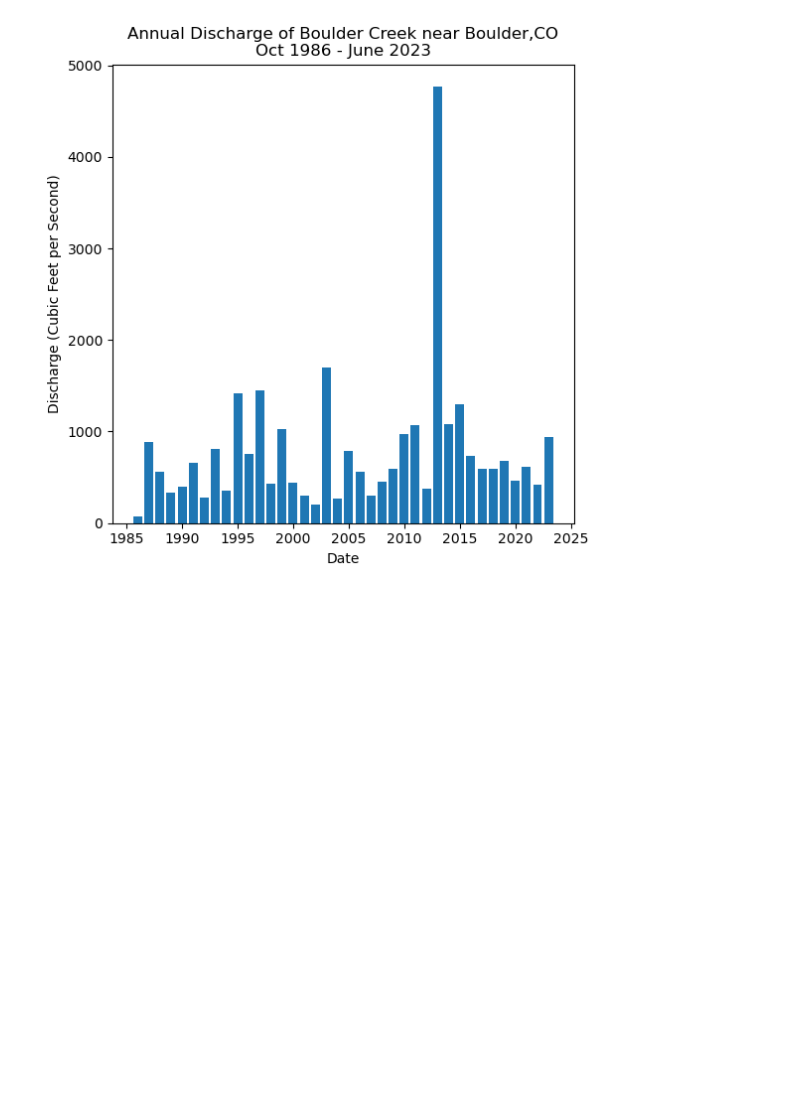
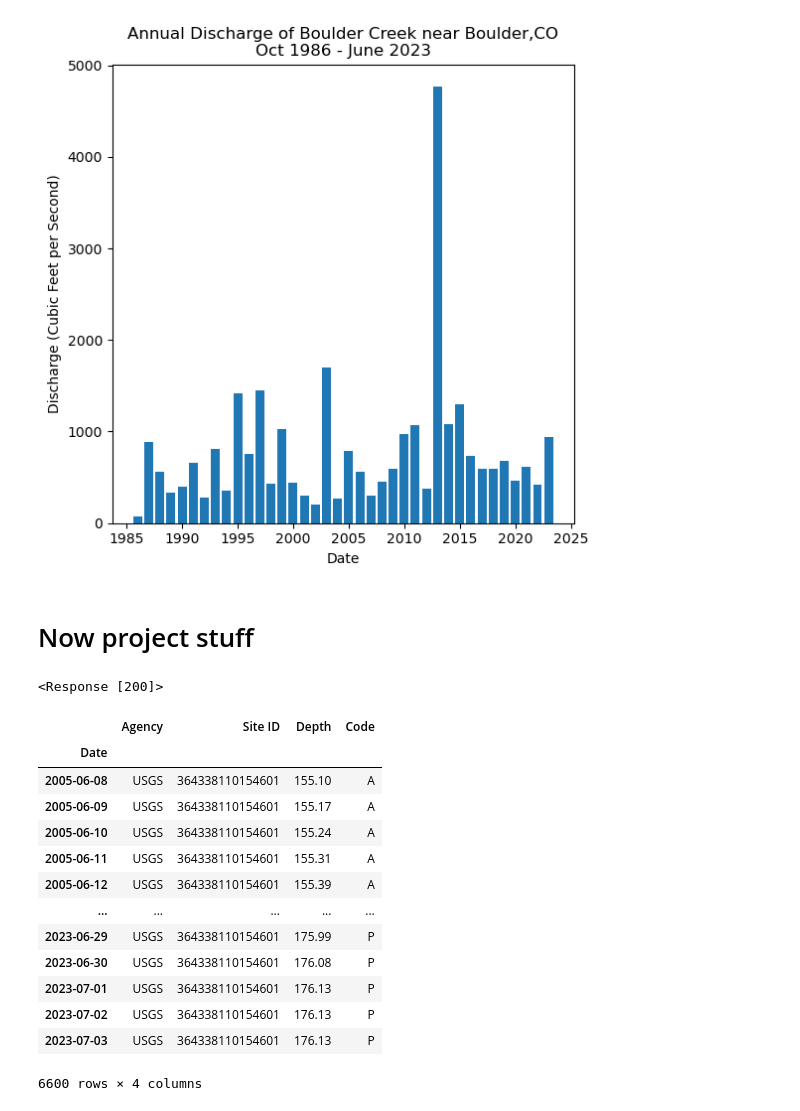
Before and after one commit to ScottNSheldon/time-series-data-ScottNSheldon, a Jupyter notebook: stars-02-time-series.ipynb, the cells around one changed output. Drawn from its saved outputs; the diff is of its cells as text; code cells hidden in the pictures; blank space fills up the shorter version.

```diff
--- a/stars-02-time-series.ipynb
+++ b/stars-02-time-series.ipynb
@@ -952,3 +952,5 @@ ax.set(xlabel="Date",
 plt.show()
 # %% [output]
 [figure]
+# %% [markdown]
+# Now project stuff
@@ -954,0 +968,39 @@ plt.show()
+# %%
+#URL
+kayenta_url = ('https://waterdata.usgs.gov/nwis/dv?cb_72019=on&format='
+               'rdb&site_no=364338110154601&legacy=&referred_module=sw&'
+               'period=&begin_date=2005-06-08&end_date=2023-07-03')
+
+#Download data with HTTP Request
+kayenta_data = requests.get(kayenta_url)
+
+kayenta_data
+# %% [output]
+<Response [200]>
+# %%
+kayenta_depth = pd.read_csv(
+    BytesIO(kayenta_data.content),
+    comment='#',
+    delimiter='\t',
+    skiprows=[29,30],
+    names=["Agency","Site ID","Date", "Depth","Code"],
+    index_col='Date',
+    parse_dates=True,
+)
+
+kayenta_depth
+# %% [output]
+|  | Agency | Site ID | Depth | Code |
+| Date |  |  |  |  |
+| 2005-06-08 | USGS | 364338110154601 | 155.10 | A |
+| 2005-06-09 | USGS | 364338110154601 | 155.17 | A |
+| 2005-06-10 | USGS | 364338110154601 | 155.24 | A |
+| 2005-06-11 | USGS | 364338110154601 | 155.31 | A |
+| 2005-06-12 | USGS | 364338110154601 | 155.39 | A |
+| ... | ... | ... | ... | ... |
+| 2023-06-29 | USGS | 364338110154601 | 175.99 | P |
+| 2023-06-30 | USGS | 364338110154601 | 176.08 | P |
+| 2023-07-01 | USGS | 364338110154601 | 176.13 | P |
+| 2023-07-02 | USGS | 364338110154601 | 176.13 | P |
+| 2023-07-03 | USGS | 364338110154601 | 176.13 | P |
+6600 rows × 4 columns
```
Also changed, not shown: parts of 4 cells of this notebook.
